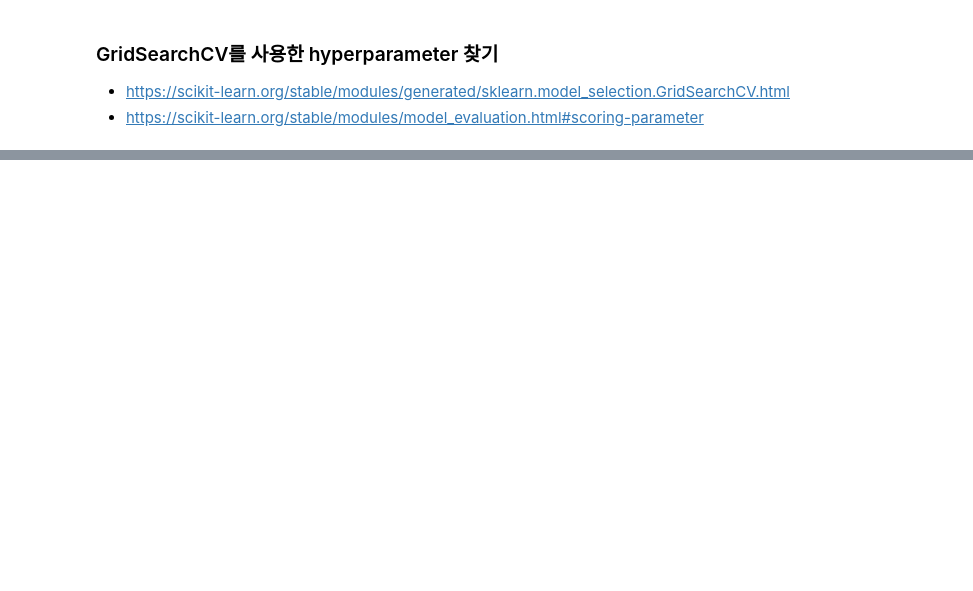
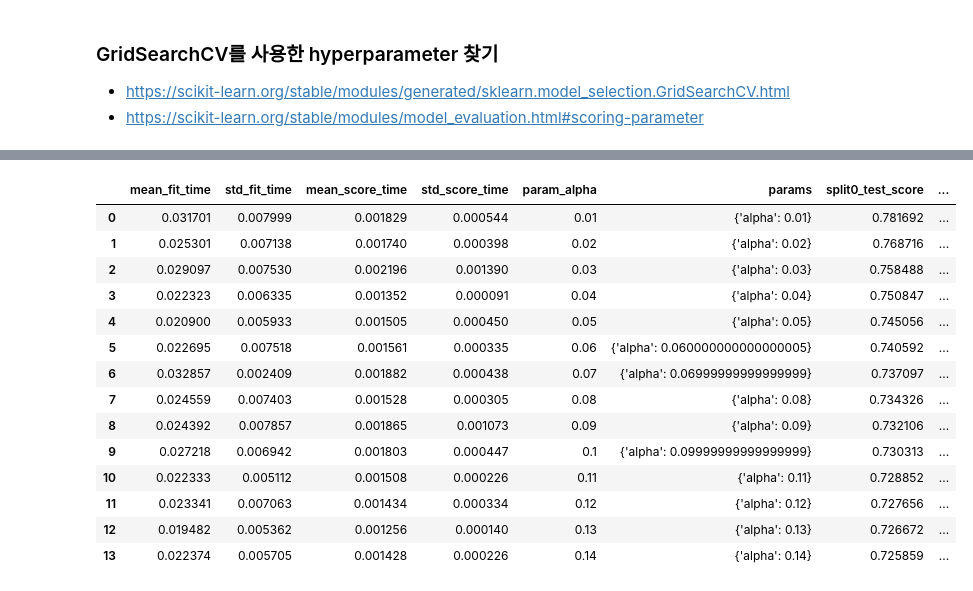
Before and after one commit to skyworld19/ds-school-advanced, a Jupyter notebook: ML_05_회귀모델평가지표_GridSearchCV_LAB.ipynb, the cells around one changed output, grey strips where cells are left out. Cells and saved outputs as stored; diff of their text form; code cells hidden in the pictures; blank space fills up the shorter version.

Commit message:
ML_05_회귀모델평가지표_GridSearchCV 강의 마무리

```diff
--- a/ML_05_회귀모델평가지표_GridSearchCV_LAB.ipynb
+++ b/ML_05_회귀모델평가지표_GridSearchCV_LAB.ipynb
@@ -119,18 +144,36 @@ P = PolynomialFeatures(degree=degree, include_bias=False)
 x_poly = P.fit_transform(x_scaled)
 # %%
 # 모델 생성
-model =    # hyper parameter를 넣지 않음
+model = Ridge()    # hyper parameter를 넣지 않음
 # %%
+import numpy as np
 # 파라미터를 딕셔너리 형태로 제공 (Key값 틀리면 ValueError 발생)
-alphas = [0.1, 0.2, 0.3, 1, 10]
-params =
+#alphas = [0.1, 0.2, 0.3, 1, 10]
+alphas = np.arange(0.01, 0.15, 0.01)
+params = {'alpha': alphas}
 # %%
+from sklearn.model_selection import GridSearchCV
 #param_grid의 하이퍼 파라미터를  3개의 train, testset fold로 나누어 테스트 수행 설정
 #refit=True : 가장 좋은 파라미터 설정으로 재 학습시킴
-grid_model =
-
+grid_model = GridSearchCV(model, params, cv=10, refit=True)
+grid_model.fit(x_poly, y)
 
 #GridSearchCV 결과를 추출해 보기 편하게 DataFrame으로 변환
 gm_df = pd.DataFrame(grid_model.cv_results_)
-gm_df[['params','mean_test_score','rank_test_score',
-       'split0_test_score','split1_test_score','split2_test_score']]
+gm_df
+# %% [output]
+|  | mean_fit_time | std_fit_time | mean_score_time | std_score_time | param_alpha | params | split0_test_score | ... |
+| 0 | 0.031701 | 0.007999 | 0.001829 | 0.000544 | 0.01 | {'alpha': 0.01} | 0.781692 | ... |
+| 1 | 0.025301 | 0.007138 | 0.001740 | 0.000398 | 0.02 | {'alpha': 0.02} | 0.768716 | ... |
+| 2 | 0.029097 | 0.007530 | 0.002196 | 0.001390 | 0.03 | {'alpha': 0.03} | 0.758488 | ... |
+| 3 | 0.022323 | 0.006335 | 0.001352 | 0.000091 | 0.04 | {'alpha': 0.04} | 0.750847 | ... |
+| 4 | 0.020900 | 0.005933 | 0.001505 | 0.000450 | 0.05 | {'alpha': 0.05} | 0.745056 | ... |
+| 5 | 0.022695 | 0.007518 | 0.001561 | 0.000335 | 0.06 | {'alpha': 0.060000000000000005} | 0.740592 | ... |
+| 6 | 0.032857 | 0.002409 | 0.001882 | 0.000438 | 0.07 | {'alpha': 0.06999999999999999} | 0.737097 | ... |
+| 7 | 0.024559 | 0.007403 | 0.001528 | 0.000305 | 0.08 | {'alpha': 0.08} | 0.734326 | ... |
+| 8 | 0.024392 | 0.007857 | 0.001865 | 0.001073 | 0.09 | {'alpha': 0.09} | 0.732106 | ... |
+| 9 | 0.027218 | 0.006942 | 0.001803 | 0.000447 | 0.1 | {'alpha': 0.09999999999999999} | 0.730313 | ... |
+| 10 | 0.022333 | 0.005112 | 0.001508 | 0.000226 | 0.11 | {'alpha': 0.11} | 0.728852 | ... |
+| 11 | 0.023341 | 0.007063 | 0.001434 | 0.000334 | 0.12 | {'alpha': 0.12} | 0.727656 | ... |
+| 12 | 0.019482 | 0.005362 | 0.001256 | 0.000140 | 0.13 | {'alpha': 0.13} | 0.726672 | ... |
+| 13 | 0.022374 | 0.005705 | 0.001428 | 0.000226 | 0.14 | {'alpha': 0.14} | 0.725859 | ... |
```
Also changed, not shown: parts of 13 cells of this notebook.
